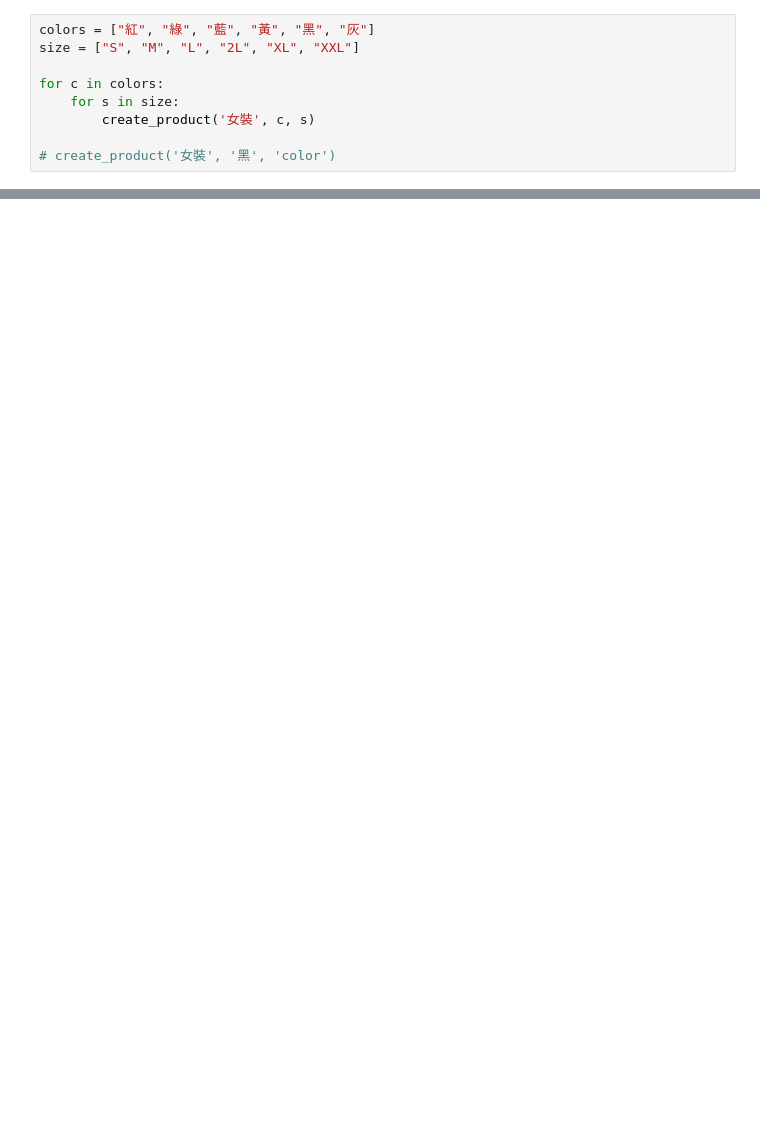
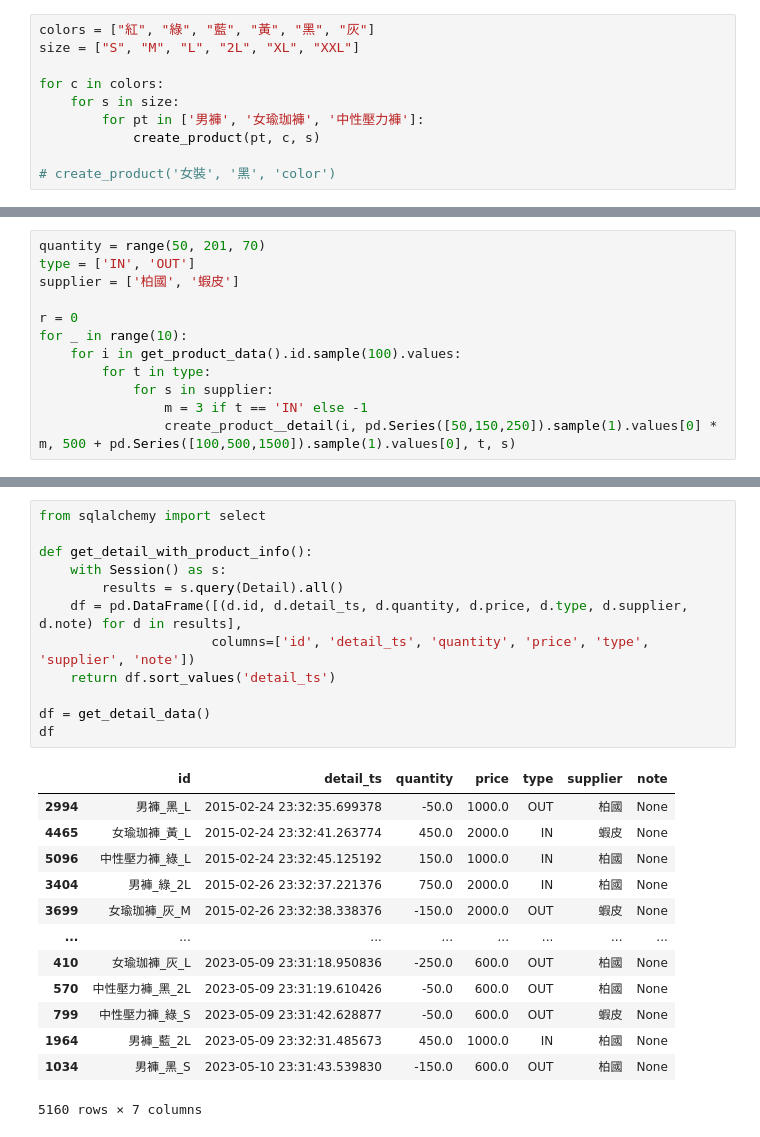
Before and after one commit to codeotter0201/streamlit-sqlite-erp, a Jupyter notebook: test.erp.ipynb, the cells around one changed output, grey strips where cells are left out. Saved outputs shown, nothing was run; the diff lists cells and outputs as text; blank space fills up the shorter version.

```diff
--- a/test.erp.ipynb
+++ b/test.erp.ipynb
@@ -108,6 +127,7 @@ size = ["S", "M", "L", "2L", "XL", "XXL"]
 
 for c in colors:
     for s in size:
-        create_product('女裝', c, s)
+        for pt in ['男褲', '女瑜珈褲', '中性壓力褲']:
+            create_product(pt, c, s)
 
 # create_product('女裝', '黑', 'color')
@@ -169,0 +134,12 @@ get_data()
+# %%
+quantity = range(50, 201, 70)
+type = ['IN', 'OUT']
+supplier = ['柏國', '蝦皮']
+
+r = 0
+for _ in range(10):
+    for i in get_product_data().id.sample(100).values:
+        for t in type:
+            for s in supplier:
+                m = 3 if t == 'IN' else -1
+                create_product＿detail(i, pd.Series([50,150,250]).sample(1).values[0] * m, 500 + pd.Series([100,500,1500]).sample(1).values[0], t, s)
@@ -169,0 +162,26 @@ get_data()
+# %%
+from sqlalchemy import select
+
+def get_detail_with_product_info():
+    with Session() as s:
+        results = s.query(Detail).all()
+    df = pd.DataFrame([(d.id, d.detail_ts, d.quantity, d.price, d.type, d.supplier, d.note) for d in results],
+                      columns=['id', 'detail_ts', 'quantity', 'price', 'type', 'supplier', 'note'])
+    return df.sort_values('detail_ts')
+
+df = get_detail_data()
+df
+# %% [output]
+|  | id | detail_ts | quantity | price | type | supplier | note |
+| 2994 | 男褲_黑_L | 2015-02-24 23:32:35.699378 | -50.0 | 1000.0 | OUT | 柏國 | None |
+| 4465 | 女瑜珈褲_黃_L | 2015-02-24 23:32:41.263774 | 450.0 | 2000.0 | IN | 蝦皮 | None |
+| 5096 | 中性壓力褲_綠_L | 2015-02-24 23:32:45.125192 | 150.0 | 1000.0 | IN | 柏國 | None |
+| 3404 | 男褲_綠_2L | 2015-02-26 23:32:37.221376 | 750.0 | 2000.0 | IN | 柏國 | None |
+| 3699 | 女瑜珈褲_灰_M | 2015-02-26 23:32:38.338376 | -150.0 | 2000.0 | OUT | 蝦皮 | None |
+| ... | ... | ... | ... | ... | ... | ... | ... |
+| 410 | 女瑜珈褲_灰_L | 2023-05-09 23:31:18.950836 | -250.0 | 600.0 | OUT | 柏國 | None |
+| 570 | 中性壓力褲_黑_2L | 2023-05-09 23:31:19.610426 | -50.0 | 600.0 | OUT | 柏國 | None |
+| 799 | 中性壓力褲_綠_S | 2023-05-09 23:31:42.628877 | -50.0 | 600.0 | OUT | 蝦皮 | None |
+| 1964 | 男褲_藍_2L | 2023-05-09 23:32:31.485673 | 450.0 | 1000.0 | IN | 柏國 | None |
+| 1034 | 男褲_黑_S | 2023-05-10 23:31:43.539830 | -150.0 | 600.0 | OUT | 柏國 | None |
+5160 rows × 7 columns
```
Also changed, not shown: parts of 8 cells of this notebook, 2 other files.
